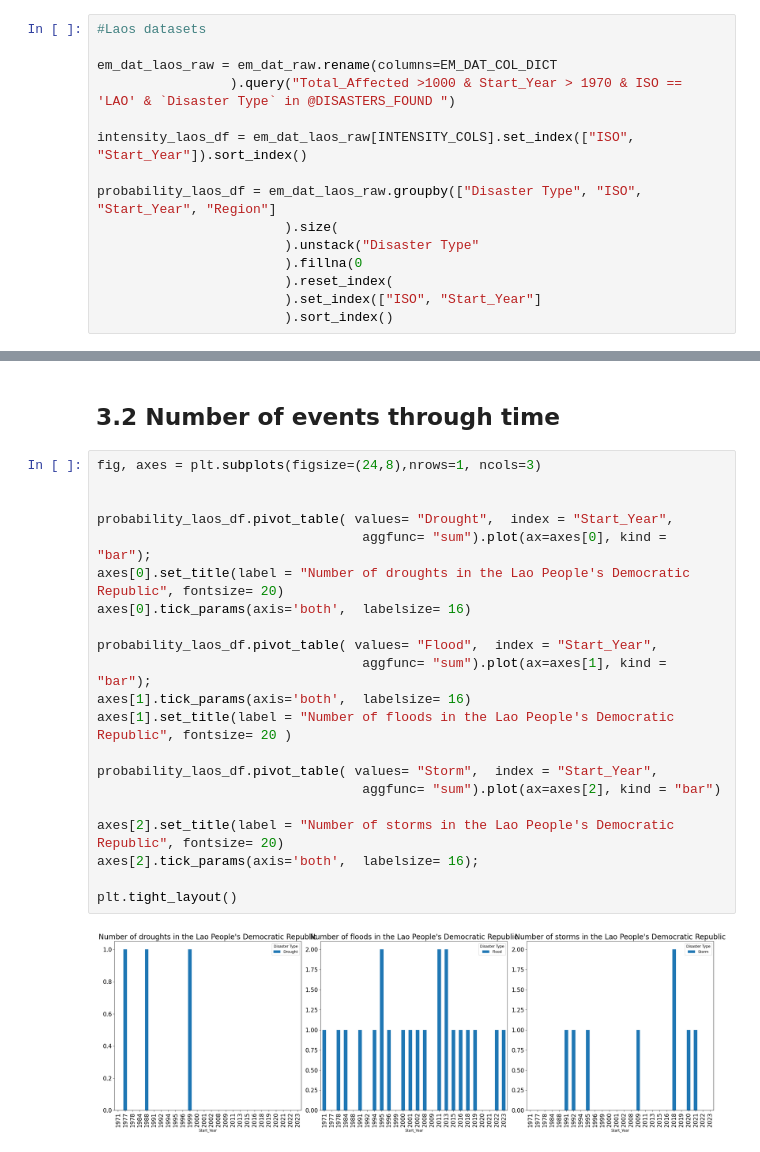
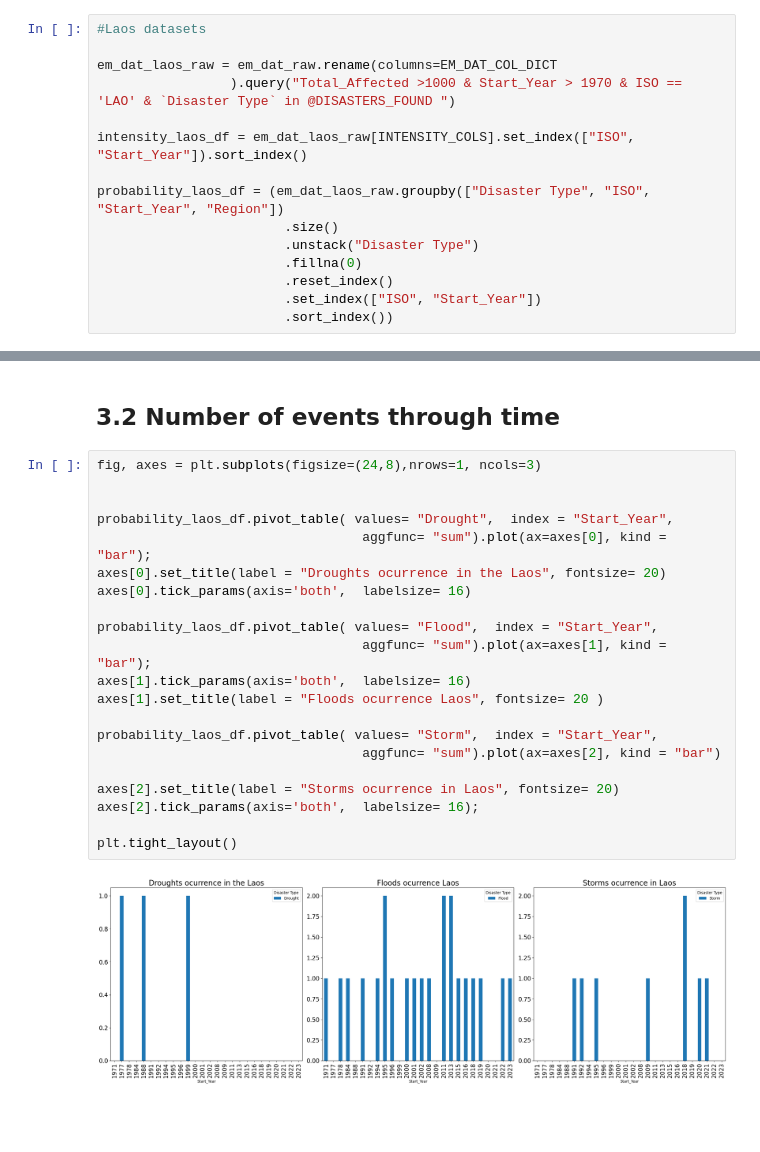
Before and after one commit to jessegrabowski/laos-climate-change, a Jupyter notebook: notebooks/eda_laos_EM-DAT.ipynb, the cells around one changed output, grey strips where cells are left out. Cells and saved outputs as stored; diff of their text form; blank space fills up the shorter version.

```diff
--- a/notebooks/eda_laos_EM-DAT.ipynb
+++ b/notebooks/eda_laos_EM-DAT.ipynb
@@ -111,13 +128,13 @@ em_dat_laos_raw = em_dat_raw.rename(columns=EM_DAT_COL_DICT
 
 intensity_laos_df = em_dat_laos_raw[INTENSITY_COLS].set_index(["ISO", "Start_Year"]).sort_index()
 
-probability_laos_df = em_dat_laos_raw.groupby(["Disaster Type", "ISO", "Start_Year", "Region"]
-                        ).size(
-                        ).unstack("Disaster Type"
-                        ).fillna(0
-                        ).reset_index(
-                        ).set_index(["ISO", "Start_Year"]
-                        ).sort_index()
+probability_laos_df = (em_dat_laos_raw.groupby(["Disaster Type", "ISO", "Start_Year", "Region"])
+                        .size()
+                        .unstack("Disaster Type")
+                        .fillna(0)
+                        .reset_index()
+                        .set_index(["ISO", "Start_Year"])
+                        .sort_index())
 # %% [markdown]
 In the 33 registered disasters, there are only disasters of three types: **Drought, Flood, Storm.**
 # %% [markdown]
@@ -187,23 +204,23 @@ _plot_single_kde(data =intensity_laos_df["Total_Damage_Adjusted"]);
 # %%
 fig, axes = plt.subplots(figsize=(24,8),nrows=1, ncols=3)
 
 
 probability_laos_df.pivot_table( values= "Drought",  index = "Start_Year",
                                   aggfunc= "sum").plot(ax=axes[0], kind = "bar");
-axes[0].set_title(label = "Number of droughts in the Lao People's Democratic Republic", fontsize= 20)
+axes[0].set_title(label = "Droughts ocurrence in the Laos", fontsize= 20)
 axes[0].tick_params(axis='both',  labelsize= 16)
 
 probability_laos_df.pivot_table( values= "Flood",  index = "Start_Year",
                                   aggfunc= "sum").plot(ax=axes[1], kind = "bar");
 axes[1].tick_params(axis='both',  labelsize= 16)
-axes[1].set_title(label = "Number of floods in the Lao People's Democratic Republic", fontsize= 20 )
+axes[1].set_title(label = "Floods ocurrence Laos", fontsize= 20 )
 
 probability_laos_df.pivot_table( values= "Storm",  index = "Start_Year",
                                   aggfunc= "sum").plot(ax=axes[2], kind = "bar")
 
-axes[2].set_title(label = "Number of storms in the Lao People's Democratic Republic", fontsize= 20)
+axes[2].set_title(label = "Storms ocurrence in Laos", fontsize= 20)
 axes[2].tick_params(axis='both',  labelsize= 16);
 
 plt.tight_layout()
 # %% [output]
-[figure, old version]
+[figure, new version]
```
Also changed, not shown: parts of 3 cells of this notebook.
